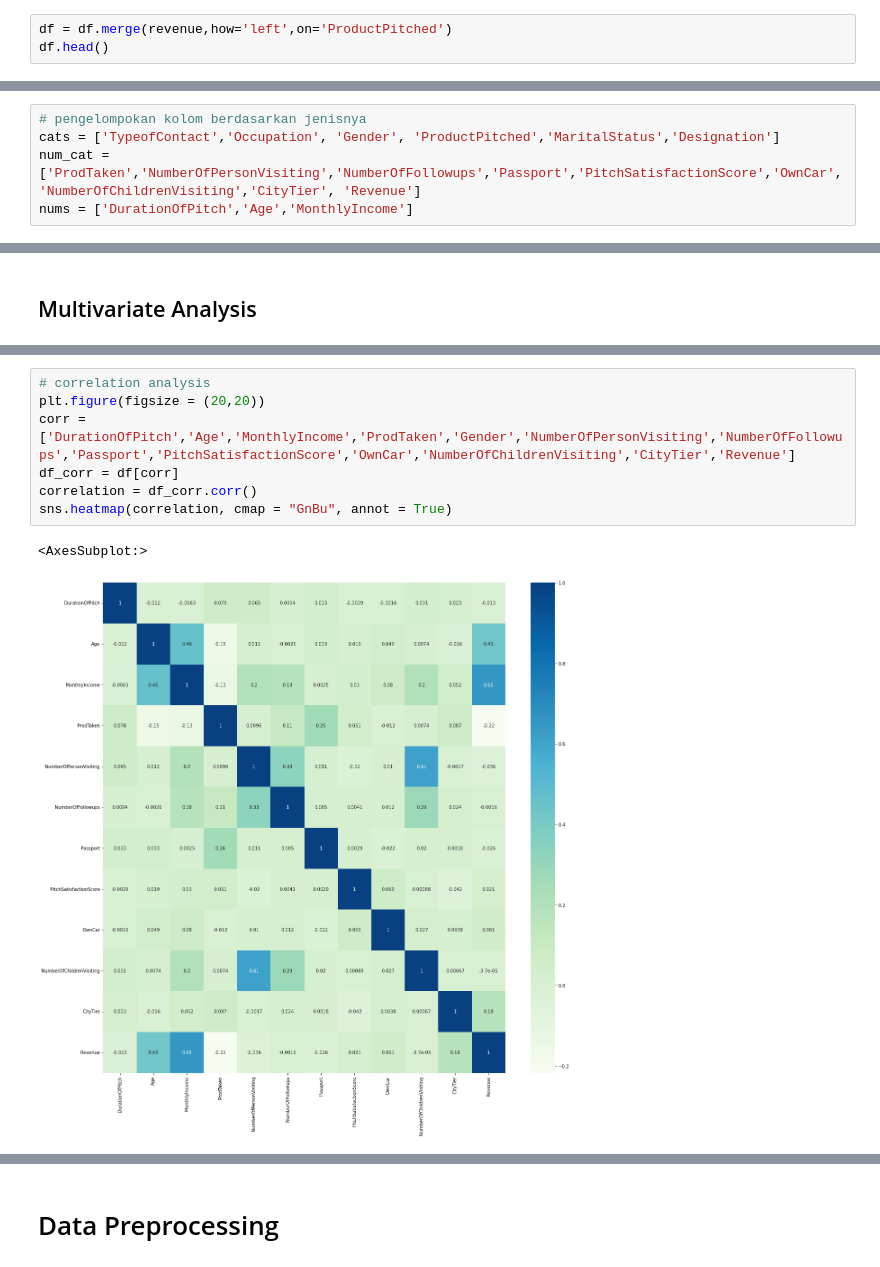
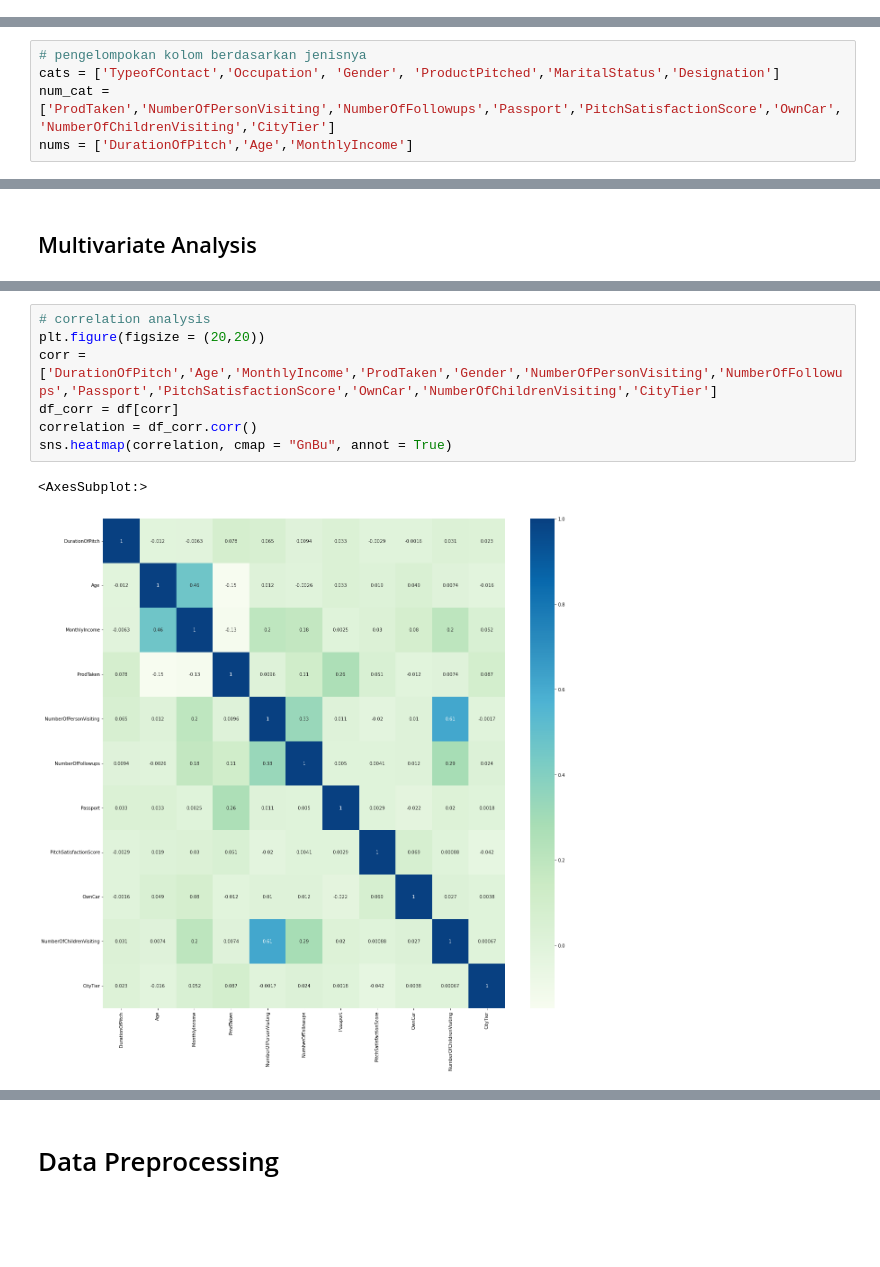
Before and after one commit to mhaniffajari/Final_Project_Rakamin_23, a Jupyter notebook: Holiday Package Prediction.ipynb, the cells around one changed output, grey strips where cells are left out. Saved outputs shown, nothing was run; the diff lists cells and outputs as text; blank space fills up the shorter version.

```diff
--- a/Holiday Package Prediction.ipynb
+++ b/Holiday Package Prediction.ipynb
@@ -28,3 +15,0 @@ revenue
-# %%
-df = df.merge(revenue,how='left',on='ProductPitched')
-df.head()
@@ -112,7 +89,7 @@ preprocessing(df)
 # %%
 # pengelompokan kolom berdasarkan jenisnya
 cats = ['TypeofContact','Occupation', 'Gender', 'ProductPitched','MaritalStatus','Designation']
-num_cat = ['ProdTaken','NumberOfPersonVisiting','NumberOfFollowups','Passport','PitchSatisfactionScore','OwnCar','NumberOfChildrenVisiting','CityTier', 'Revenue']
+num_cat = ['ProdTaken','NumberOfPersonVisiting','NumberOfFollowups','Passport','PitchSatisfactionScore','OwnCar','NumberOfChildrenVisiting','CityTier']
 nums = ['DurationOfPitch','Age','MonthlyIncome']
 # %%
 # statistics of numerical columns
@@ -404,13 +297,13 @@ df.corr()
 # %%
 # correlation analysis
 plt.figure(figsize = (20,20))
-corr = ['DurationOfPitch','Age','MonthlyIncome','ProdTaken','Gender','NumberOfPersonVisiting','NumberOfFollowups','Passport','PitchSatisfactionScore','OwnCar','NumberOfChildrenVisiting','CityTier','Revenue']
+corr = ['DurationOfPitch','Age','MonthlyIncome','ProdTaken','Gender','NumberOfPersonVisiting','NumberOfFollowups','Passport','PitchSatisfactionScore','OwnCar','NumberOfChildrenVisiting','CityTier']
 df_corr = df[corr]
 correlation = df_corr.corr()
 sns.heatmap(correlation, cmap = "GnBu", annot = True)
 # %% [output]
 <AxesSubplot:>
-[figure, old version]
+[figure, new version]
 # %% [markdown]
 **Data Insight**
 
```
Also changed, not shown: parts of 19 cells of this notebook.
